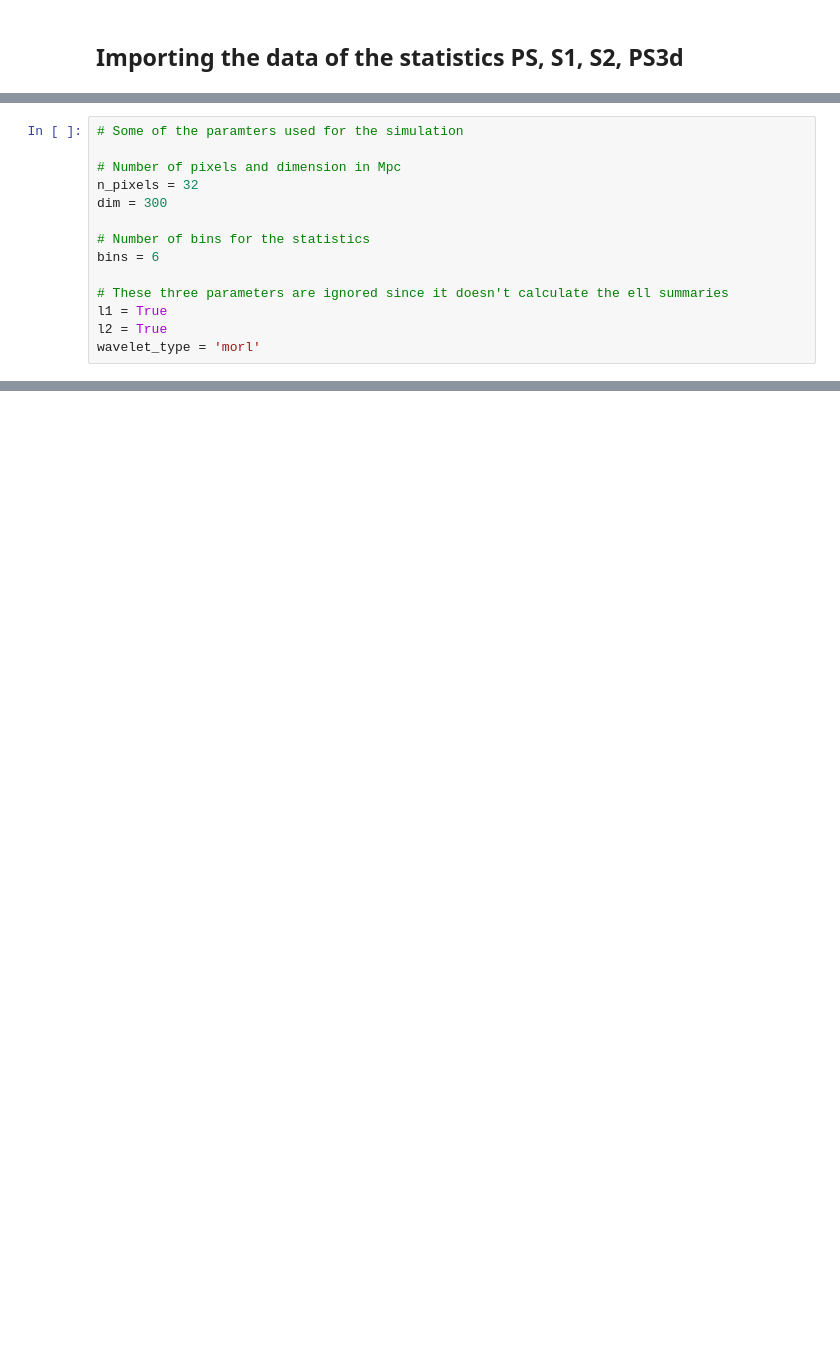
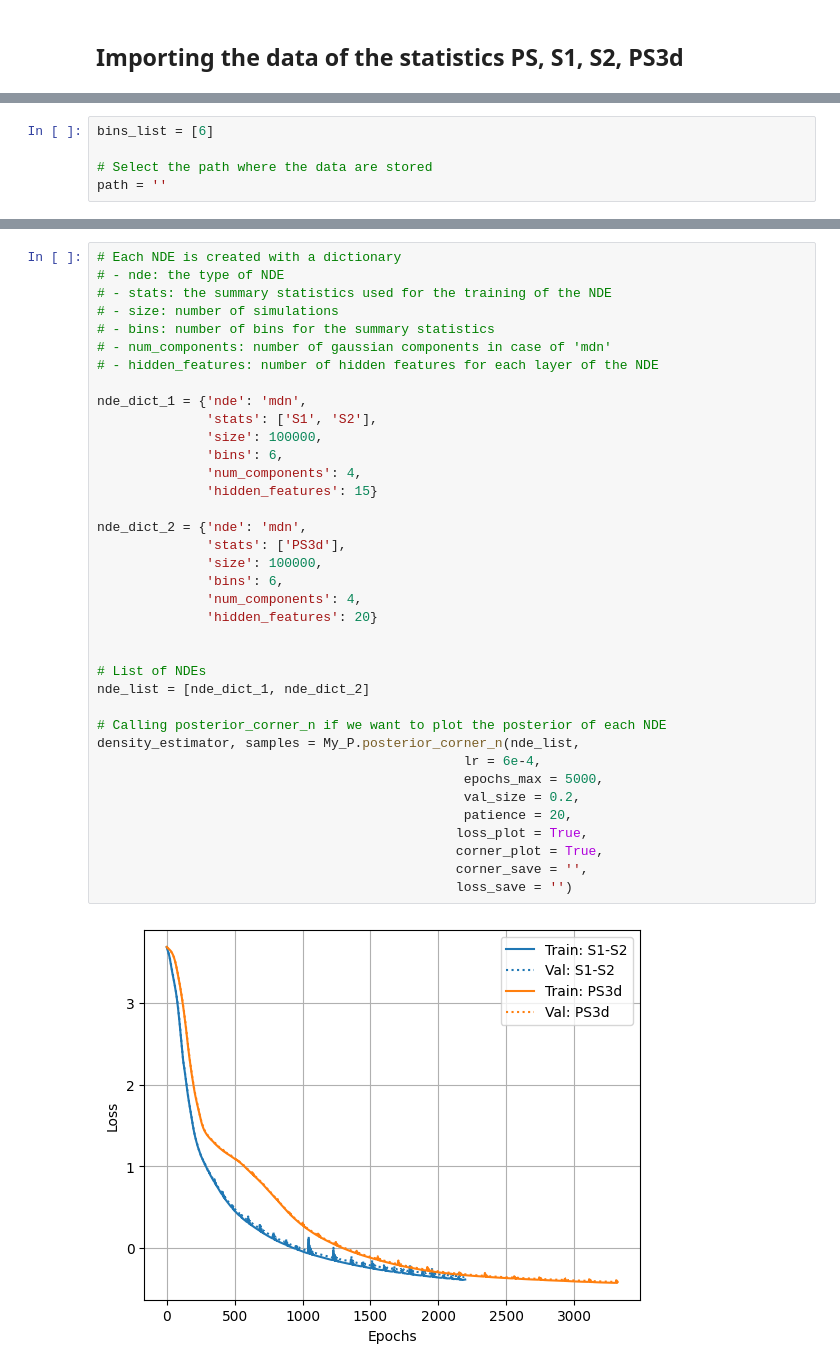
Before and after one commit to pietro-alba/pietro_sbi, a Jupyter notebook: Tutorials/5_Posterior_cornerplots.ipynb, the cells around one changed output, grey strips where cells are left out. Drawn from its saved outputs; the diff is of its cells as text; blank space fills up the shorter version.

```diff
--- a/Tutorials/5_Posterior_cornerplots.ipynb
+++ b/Tutorials/5_Posterior_cornerplots.ipynb
@@ -56,14 +22,0 @@ Simulated params have been loaded <class 'numpy.ndarray'> (1000, 2)
-# %%
-# Some of the paramters used for the simulation
-
-# Number of pixels and dimension in Mpc
-n_pixels = 32
-dim = 300
-
-# Number of bins for the statistics
-bins = 6
-
-# These three parameters are ignored since it doesn't calculate the ell summaries
-l1 = True
-l2 = True
-wavelet_type = 'morl'
@@ -214,0 +23,5 @@ Density estimator was trained for 100 epochs
+# %%
+bins_list = [6]
+
+# Select the path where the data are stored
+path = ''
@@ -214,0 +83,39 @@ Density estimator was trained for 100 epochs
+# %%
+# Each NDE is created with a dictionary
+# - nde: the type of NDE
+# - stats: the summary statistics used for the training of the NDE
+# - size: number of simulations
+# - bins: number of bins for the summary statistics
+# - num_components: number of gaussian components in case of 'mdn'
+# - hidden_features: number of hidden features for each layer of the NDE
+
+nde_dict_1 = {'nde': 'mdn',
+              'stats': ['S1', 'S2'],
+              'size': 100000,
+              'bins': 6,
+              'num_components': 4,
+              'hidden_features': 15}
+
+nde_dict_2 = {'nde': 'mdn',
+              'stats': ['PS3d'],
+              'size': 100000,
+              'bins': 6,
+              'num_components': 4,
+              'hidden_features': 20}
+
+
+# List of NDEs
+nde_list = [nde_dict_1, nde_dict_2]
+
+# Calling posterior_corner_n if we want to plot the posterior of each NDE
+density_estimator, samples = My_P.posterior_corner_n(nde_list,
+                                               lr = 6e-4,
+                                               epochs_max = 5000,
+                                               val_size = 0.2,
+                                               patience = 20,
+                                              loss_plot = True,
+                                              corner_plot = True,
+                                              corner_save = '',
+                                              loss_save = '')
+# %% [output]
+[figure, added]
```
Also changed, not shown: parts of 17 cells of this notebook.
